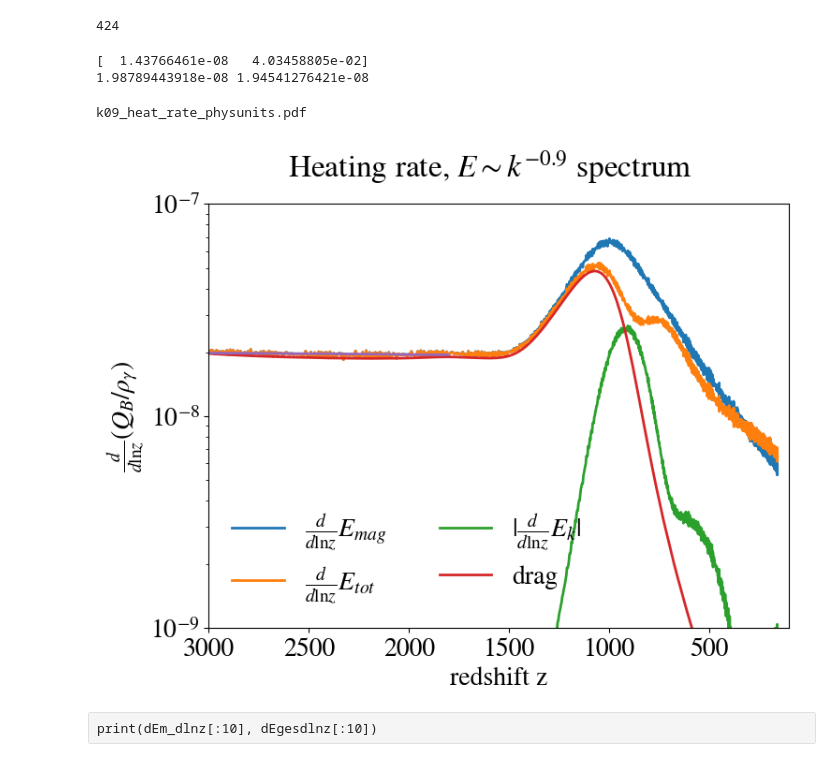
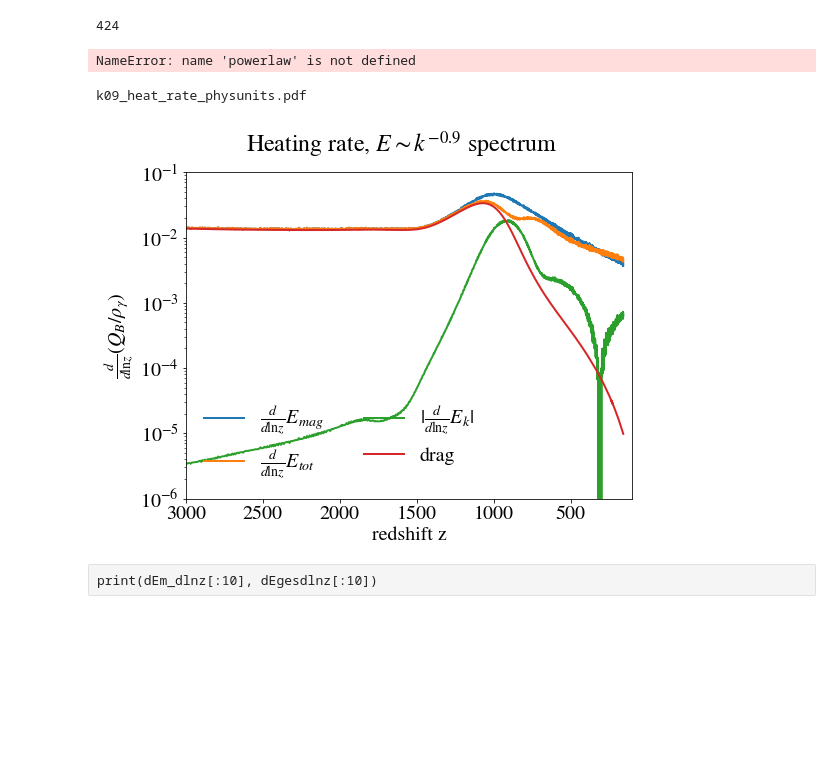
Before and after one commit to belfhi/plotdata, a Jupyter notebook: Reion.ipynb, the cells around one changed output. Cells and saved outputs as stored; diff of their text form; code cells hidden in the pictures; blank space fills up the shorter version.

```diff
--- a/Reion.ipynb
+++ b/Reion.ipynb
@@ -16,7 +16,8 @@ from scipy.optimize import curve_fit
 # %% [output]
 /export/scratch/hspc48/stnv031/plotdata
 # %%
-ddir = 'reionization/k-0.9/'
+d1 = 'k-0.9'
+ddir = join('reionization/', d1)
 tser = pc.read_ts(datadir=ddir)
 
 #tser = pc.read_ts(datadir=ddir, filename='time_series_new2.dat')
@@ -135,18 +139,20 @@ sfig, sax = plt.subplots()
 for p,pb in enumerate(powerb):
     if p in plottimes:
         ti = search_indx(tser.t, tb[p], eps=.05)
-        sax.loglog(krms,pb, label=r'$z = %.0f$' %tser.zredshift[ti])
+        sax.plot(krms,pb, label=r'$z = %.0f$' %tser.zredshift[ti])
 #sax.plot(krms[1:], [5e-2*k**-1.66 for k in krms[1:]], color='black')
+sax.set_xscale('log')
+sax.set_yscale('log')
 sax.set_ylim(1e-7, 1e-1)
 sax.set_xlim(1,krms[-1])
-sax.set_xlabel('k modes')
+sax.set_xlabel('k')
 A=8e-3; kd=450; b=-0.9
-sax.plot(krms[1:], [A*k**b*np.exp(-(k/kd)**2) for k in krms[1:]], label='function')
+#sax.plot(krms[1:], [A*k**b*np.exp(-(k/kd)**2) for k in krms[1:]], label='function')
 sax.legend(loc='lower left', ncol=2)
 sfig.suptitle('Magnetic Spectra, $k^{-0.9}$ case')
-sfig.tight_layout(pad=1.4)
+sfig.tight_layout(pad=2)
 fform = 'pdf'
-filename = 'k09_magnetic_spectra_nu_{0}_{1}.{2}'.format(nu, nu2,fform)
+filename = '%s_magnetic_spectra.%s' % (d1, fform)
 #print(filename)
 #sfig.savefig(filename)
 #sfig.savefig(filename)
@@ -299,8 +305,8 @@ cs_phys = 5.76e5
 #
 # scale the magnetic field
 #
-brms_phys = tser.brms*vA_phys
-urms_phys = tser.urms*vA_phys #cs_phys #/c
+brms_phys = tser.brms#*vA_phys
+urms_phys = tser.urms#*vA_phys #cs_phys #/c
 print('B_0 = %.2e' % brms_phys[0])
 #
 # Scale the drag force
@@ -332,8 +338,8 @@ scale = rho_gamma*B_fac**2
 dEm_dz = np.diff(Em)/dz
 dEk_dz = np.diff(Ek)/dz
 #
-dEm_dlnz = np.diff(Em)/dz*z[:-1]/scale#*(rho_b/rho_gamma)
-dEk_dlnz = np.diff(Ek)/dz*z[:-1]/scale#*(rho_b/rho_gamma)
+dEm_dlnz = np.diff(Em)/dz*z[:-1]#/scale#*(rho_b/rho_gamma)
+dEk_dlnz = np.diff(Ek)/dz*z[:-1]#/scale#*(rho_b/rho_gamma)
 #
 #Eges = Em + Ek
 #dEgesdz = np.diff(Eges)/dz
@@ -341,7 +347,7 @@ dEgesdlnz = dEm_dlnz + dEk_dlnz #np.diff(Eges)/dz*z[:-1]
 #
 #heatrate = 2/3*666*dvA2dz
 print(dEk_dlnz[t3k])
-drag_unscaled = tser.alpha_drag*tser.urms**2
-drag = 3/2*tser.alpha_drag*urms_phys**2/scale #*(rho_b/rho_gamma)*(1+z) #/scale
+#drag_unscaled = tser.alpha_drag*tser.urms**2
+drag = 3/2*tser.alpha_drag*urms_phys**2#/scale #*(rho_b/rho_gamma)*(1+z) #/scale
 print(drag[t3k], drag_unscaled[t3k], scale)
 # %% [output]
@@ -396,8 +400,7 @@ po1, pco1 = curve_fit(powerlaw, z[424:619] , dEm_dlnz[424:619], p0=(2e-8, 0.01))
 print(po1)
 print(powerlaw(z[414], *po1), powerlaw(z[619],*po1))
 # %% [output]
-[  1.43766461e-08   4.03458805e-02]
-1.98789443918e-08 1.94541276421e-08
+NameError: name 'powerlaw' is not defined
 # %%
 hfig2, hax2 = plt.subplots(figsize=(8,6))
 logscalex = False
@@ -408,39 +411,39 @@ l4 = hax2.plot(z[:-1], dEgesdlnz, label=r'$\frac{d}{d\ln z}E_{tot}$')
 l5 = hax2.plot(z[:-1], abs(dEk_dlnz), label=r'$\left|\frac{d}{d\ln z}E_{k}\right|$') #r'$\frac{d}{d\ln z}v_A^2$',)
 #hax2.plot(z[zz1:zz2], gaussian(z[zz1:zz2], *po), color='black') #label='gaussian fit',
 l2 = hax2.plot(tser.zredshift, drag, label='drag' )#r'$\alpha u^2\cdot 3/2$', linewidth=3) #r'$\alpha \cdot u^2$', linewidth=3.5)
-lf = hax2.plot(z[424:619], powerlaw(z[424:619], *po1))
+#lf = hax2.plot(z[424:619], powerlaw(z[424:619], *po1))
 #l6 = hax2.plot(z[:-1], smooth3)
 #hax2.plot(z[:-1], 0.5*dvA2dz*z[:-1] + 0.5*dvk2dz*z[:-1], label=r'$\frac{d}{d\ln z}E_{ges}$',)
 #twx = hax2.twinx()
 #twx.set_yscale('log')
 #twx.set_ylabel(r'$\nu_3(t)$')
 #l3  = twx.plot(tser.zredshift, nu_tdep, color='purple', label=r'$\nu_{tdep}$', linewidth=3)
 #lns = l1 + l2 + l4 + l6
 #lbls = [l.get_label() for l in lns]
-hax2.set_ylim(1e-9, 1e-7)
+hax2.set_ylim(1e-6, 1e-1)
 hax2.set_xlabel('redshift z')
 hax2.set_ylabel(r'$\frac{d}{d\ln z}(Q_B/\rho_\gamma)$')
 hax2.set_yscale('log')
 #hax2.vlines(1000, 1e-9, 1e-7)
 #hax2.set_xscale('log')
 hax2.legend(loc='lower left', ncol=2)
 #hax2.legend(lns, lbls, loc='lower left', ncol=2)
 #hax2.text(3500, 6e-2, r'$\nu_{{start}}={0}$'.format(s))
 #hax2.text(3500, 4e-2, r'$\nu_{{end}}={0}$'.format(e))
 hfig2.suptitle(r'Heating rate, $E\sim k^{-0.9}$ spectrum')
 #hfig2.tight_layout(pad=2)
 if logscalex:
     hax2.set_xscale('log')
     hax2.set_xlim(100,3000)
     filename = 'k09_heat_rate_physunits_log.pdf'.format(nu,nu2)
 else:
     hax2.set_xlim(3000,100)
     filename = 'k09_heat_rate_physunits.pdf'.format(nu,nu2)
 hfig2.savefig(filename)
 print(filename)
 # %% [output]
 k09_heat_rate_physunits.pdf
-[figure, old version]
+[figure, new version]
 # %% [raw]
 print(dEm_dlnz[:10], dEgesdlnz[:10])
 # %%
```
Also changed, not shown: parts of 10 cells of this notebook, 19 other files.
